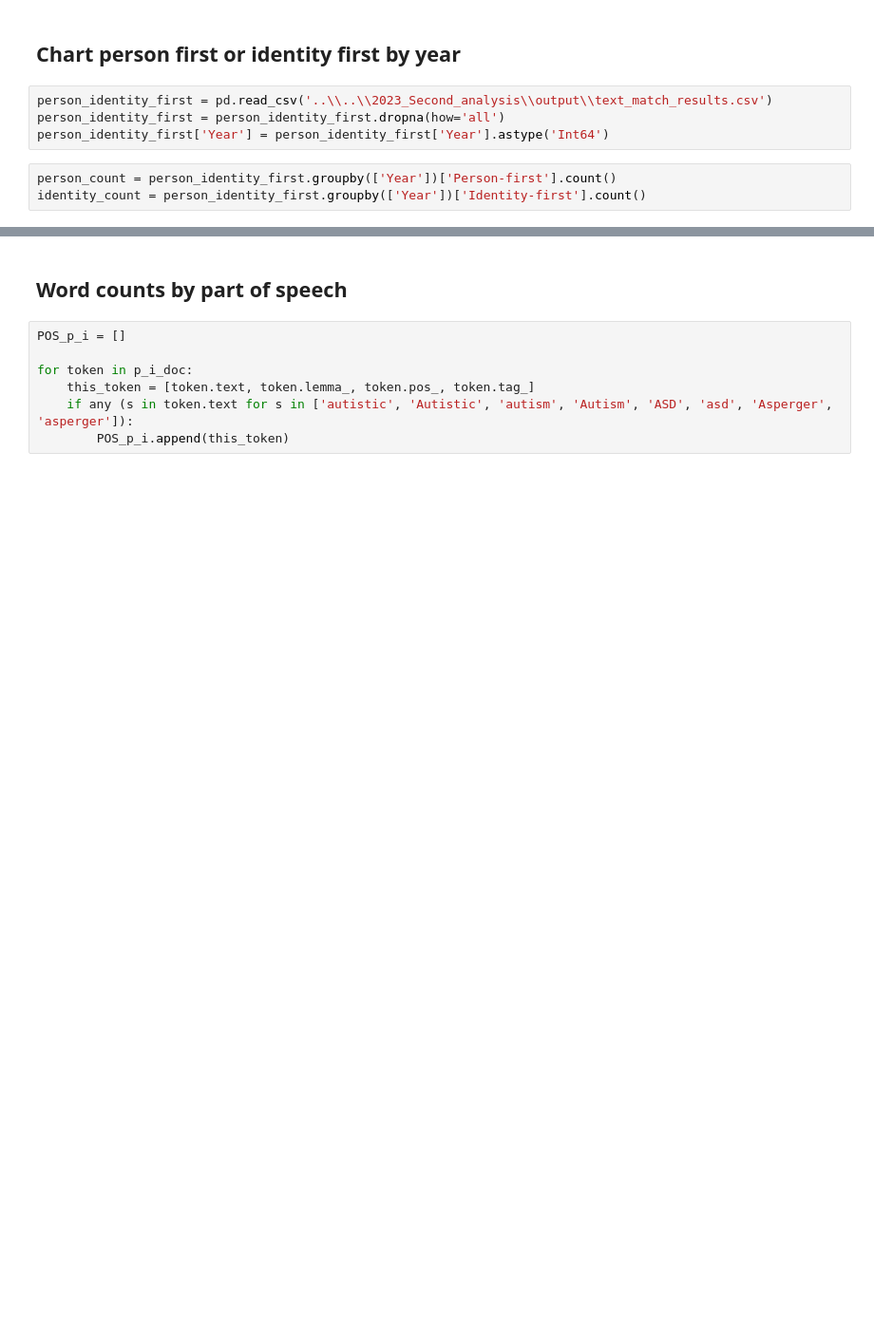
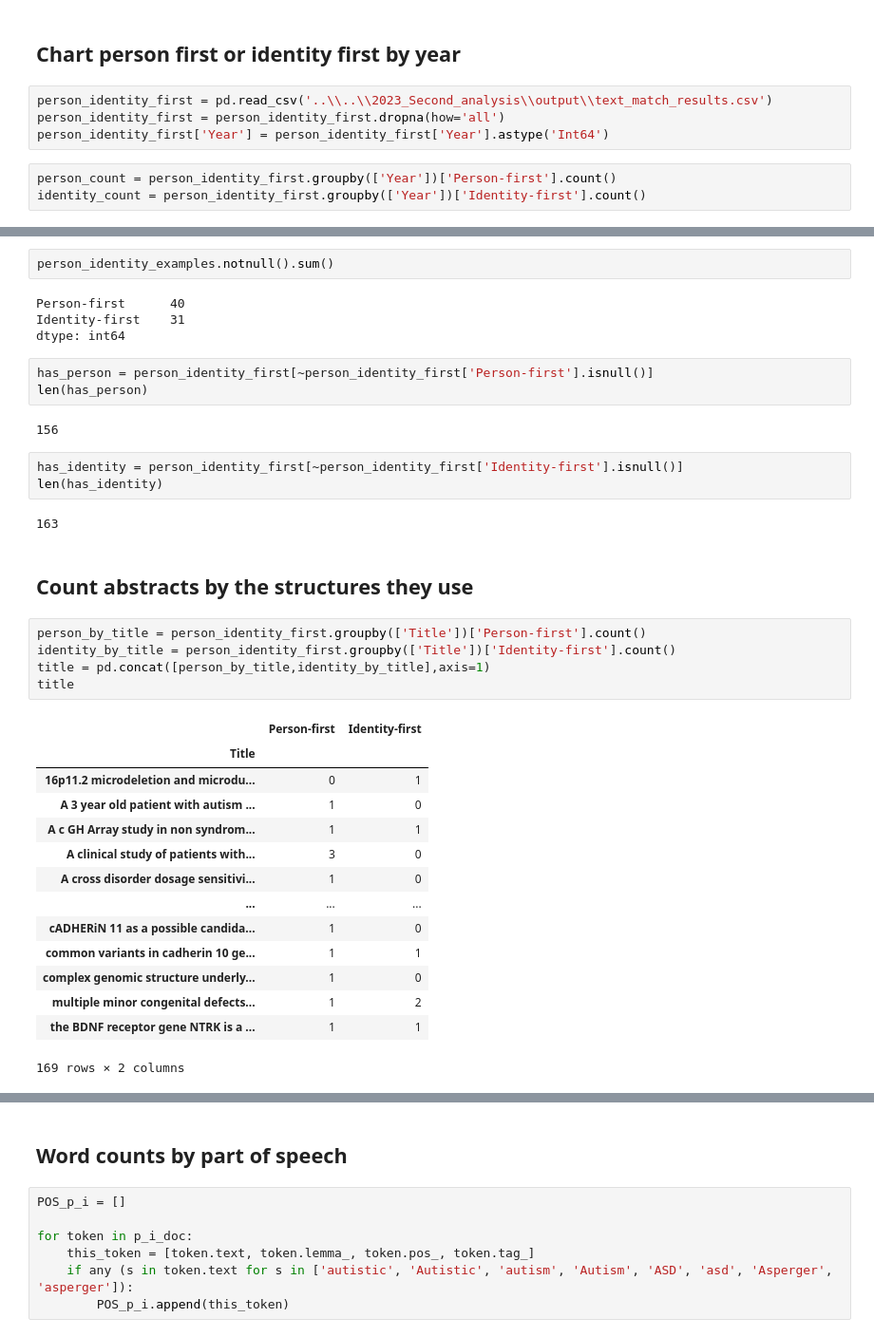
Before and after one commit to UKDataServiceOpen/Person_Identy_First_Language, a Jupyter notebook: 2023_Second_analysis/code/Analyze_professionally_cleaned.ipynb, the cells around one changed output, grey strips where cells are left out. Shown at 95% size. Cells and saved outputs as stored; diff of their text form; blank space fills up the shorter version.

```diff
--- a/2023_Second_analysis/code/Analyze_professionally_cleaned.ipynb
+++ b/2023_Second_analysis/code/Analyze_professionally_cleaned.ipynb
@@ -263,0 +266,38 @@ plt.show()
+# %%
+person_identity_examples.notnull().sum()
+# %% [output]
+Person-first      40
+Identity-first    31
+dtype: int64
+# %%
+has_person = person_identity_first[~person_identity_first['Person-first'].isnull()]
+len(has_person)
+# %% [output]
+156
+# %%
+has_identity = person_identity_first[~person_identity_first['Identity-first'].isnull()]
+len(has_identity)
+# %% [output]
+163
+# %% [markdown]
+## Count abstracts by the structures they use
+# %%
+person_by_title = person_identity_first.groupby(['Title'])['Person-first'].count()
+identity_by_title = person_identity_first.groupby(['Title'])['Identity-first'].count()
+title = pd.concat([person_by_title,identity_by_title],axis=1)
+title
+# %% [output]
+|  | Person-first | Identity-first |
+| Title |  |  |
+| 16p11.2 microdeletion and microdu... | 0 | 1 |
+| A 3 year old patient with autism ... | 1 | 0 |
+| A c GH Array study in non syndrom... | 1 | 1 |
+| A clinical study of patients with... | 3 | 0 |
+| A cross disorder dosage sensitivi... | 1 | 0 |
+| ... | ... | ... |
+| cADHERiN 11 as a possible candida... | 1 | 0 |
+| common variants in cadherin 10 ge... | 1 | 1 |
+| complex genomic structure underly... | 1 | 0 |
+| multiple minor congenital defects... | 1 | 2 |
+| the BDNF receptor gene NTRK is a ... | 1 | 1 |
+169 rows × 2 columns
```
Also changed, not shown: parts of 19 cells of this notebook, 1 other file.
